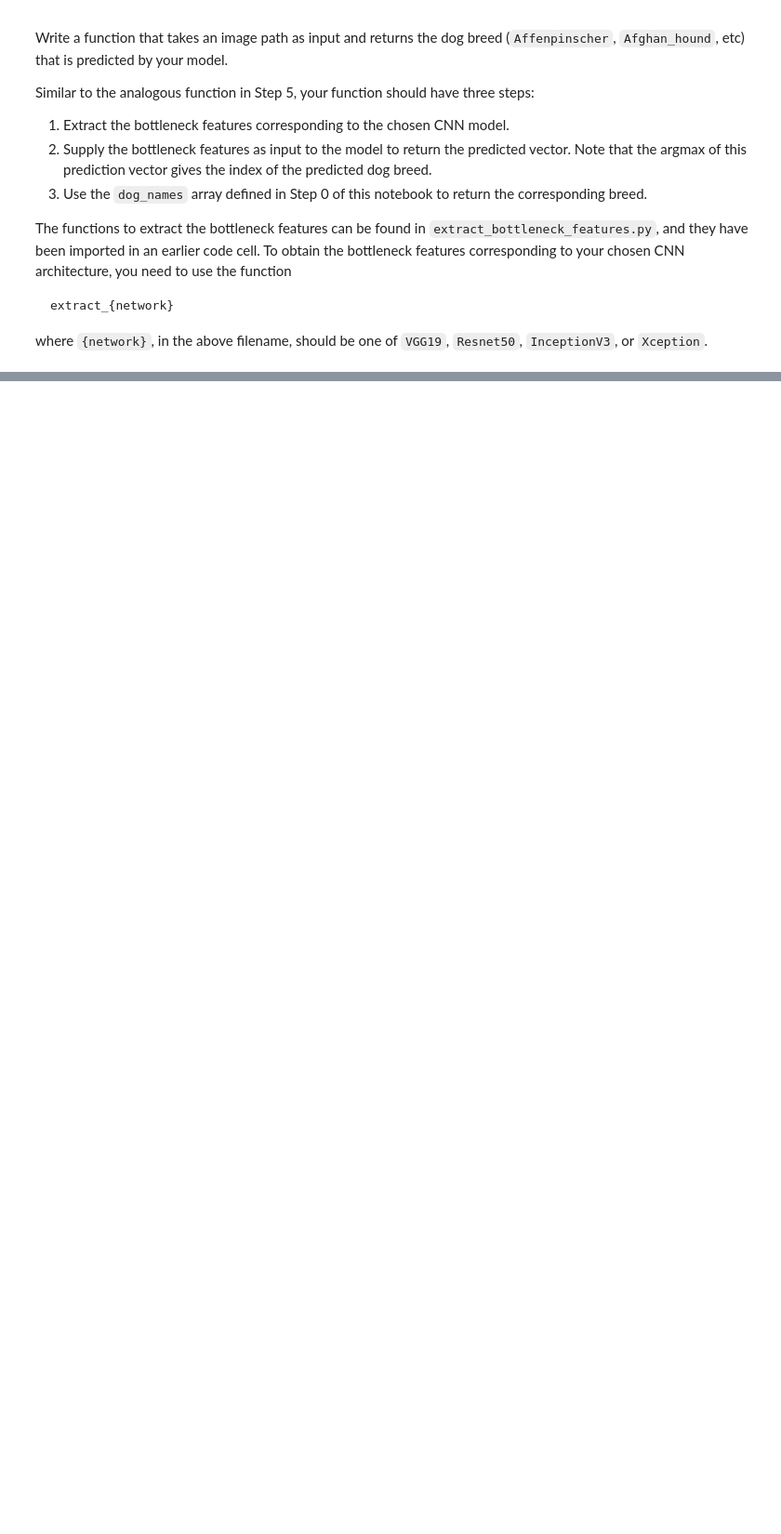
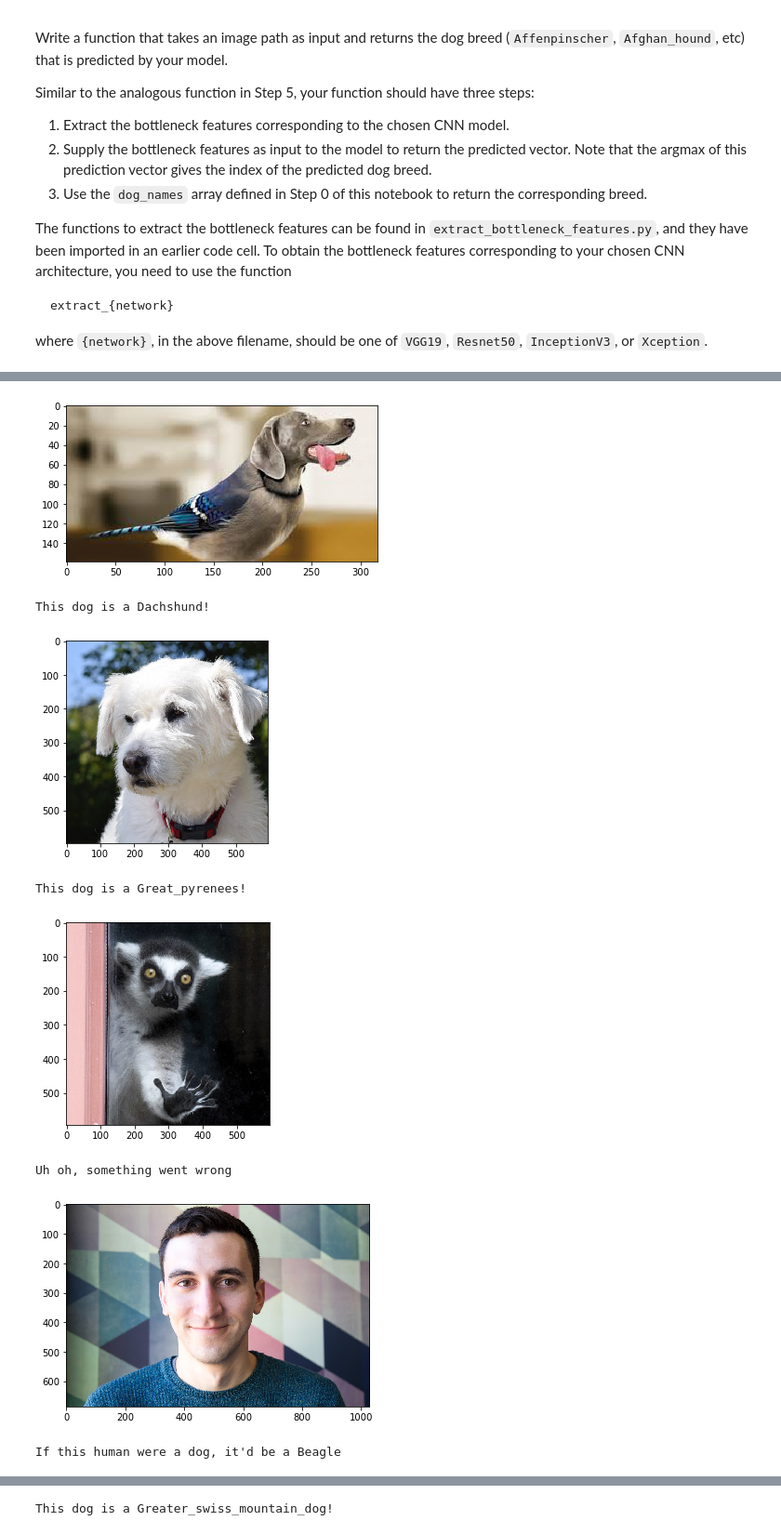
Before and after one commit to jperaino/DogCNN, a Jupyter notebook: dog_app.ipynb, the cells around one changed output, grey strips where cells are left out. Shown at 93% size. Saved outputs shown, nothing was run; the diff lists cells and outputs as text; code cells hidden in the pictures; blank space fills up the shorter version.

```diff
--- a/dog_app.ipynb
+++ b/dog_app.ipynb
@@ -762,4 +764,22 @@ __Answer:__
 # %%
 ## TODO: Execute your algorithm from Step 6 on
 ## at least 6 images on your computer.
 ## Feel free to use as many code cells as needed.
+
+img_predictor('test_01.jpg')
+
+img_predictor('test_03.png')
+img_predictor('test_04.png')
+img_predictor('test_02.jpg')
+img_predictor('test_05.png')
+img_predictor('test_06.png')
+img_predictor('test_07.png')
+# %% [output]
+[figure, added]
+This dog is a Dachshund!
+[figure, added]
+This dog is a Great_pyrenees!
+[figure, added]
+Uh oh, something went wrong
+[figure, added]
+If this human were a dog, it'd be a Beagle
@@ -765,0 +787 @@ __Answer:__
+This dog is a Greater_swiss_mountain_dog!
```
Also changed, not shown: parts of 3 cells of this notebook, 7 other files.
